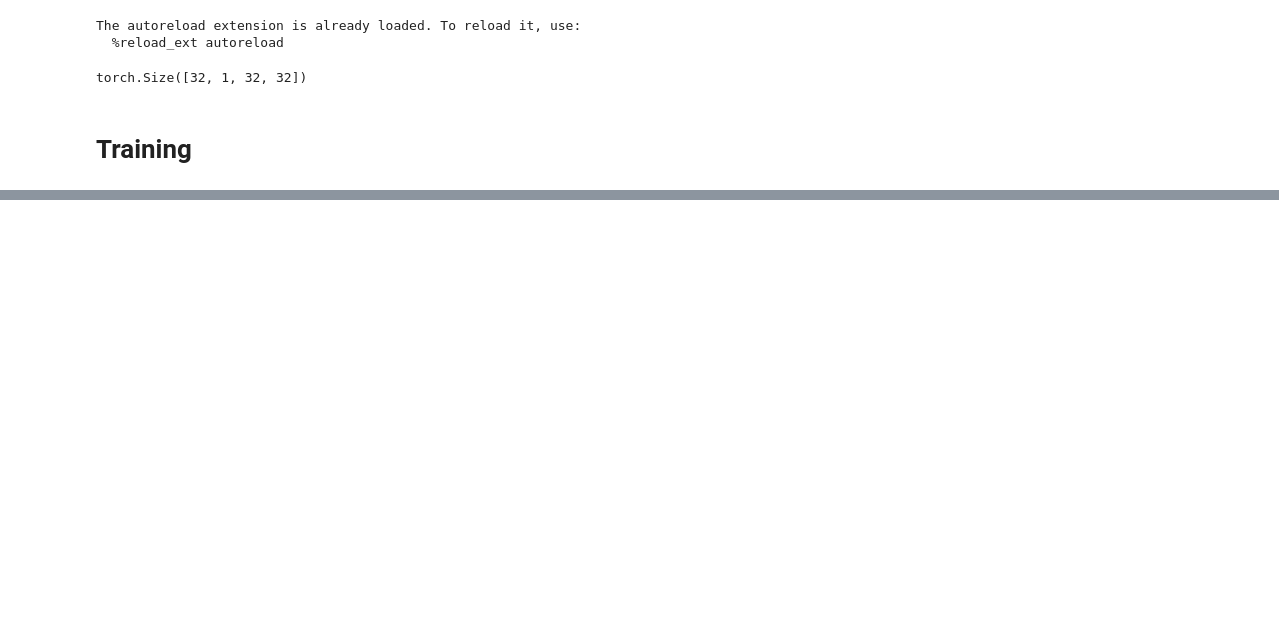
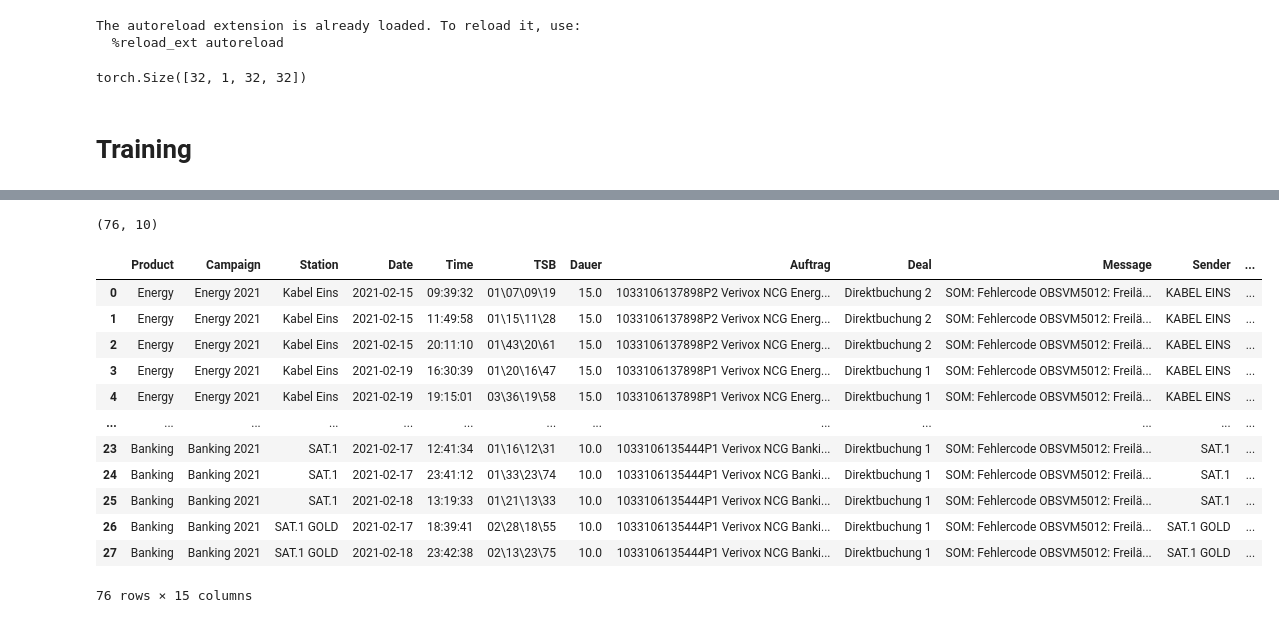
Before and after one commit to ShevchenkoRostyslav/ComputerVision_PyTorch, a Jupyter notebook: examples/LeNet5.ipynb, the cells around one changed output, grey strips where cells are left out. Drawn from its saved outputs; the diff is of its cells as text; code cells hidden in the pictures; blank space fills up the shorter version.

```diff
--- a/examples/LeNet5.ipynb
+++ b/examples/LeNet5.ipynb
@@ -106,0 +203,5 @@ model, optimizer, (train_losses, valid_losses) = train(model, criterion, optimiz
+# %%
+full_blocks_sh1 = pd.read_excel('~/Downloads/TopSpot_keine Freilänge_KW7_Energy+Banking[3].xlsx', engine='openpyxl', sheet_name='Fehlerprotokoll Energy')
+full_blocks_sh1 = full_blocks_sh1.dropna()
+full_blocks_sh2 = pd.read_excel('~/Downloads/TopSpot_keine Freilänge_KW7_Energy+Banking[3].xlsx', engine='openpyxl', sheet_name='Fehlerprotokoll Banking')
+full_blocks_sh2 = full_blocks_sh2.dropna()
@@ -106,0 +226,5 @@ model, optimizer, (train_losses, valid_losses) = train(model, criterion, optimiz
+# %%
+full_blocks = pd.concat([full_blocks_sh1, full_blocks_sh2])
+full_blocks.shape
+# %% [output]
+(76, 10)
@@ -106,0 +233,23 @@ model, optimizer, (train_losses, valid_losses) = train(model, criterion, optimiz
+# %%
+full_blocks['Sender'] = full_blocks.Station.str.upper()
+full_blocks['Datum'] = pd.to_datetime(full_blocks.Date).dt.strftime('%d.%m.%Y')
+full_blocks['Sek.'] = full_blocks.Dauer
+full_blocks['Produkt/Vertical'] = full_blocks.Product.str.upper()
+full_blocks['Produkt/Vertical'] = full_blocks['Produkt/Vertical'].apply(lambda x: "BANKING" if x == 'BANKING' else 'STROM')
+full_blocks["WB-Nr.(8)"] = full_blocks.TSB.str.replace('\\','.')
+# %%
+full_blocks
+# %% [output]
+|  | Product | Campaign | Station | Date | Time | TSB | Dauer | Auftrag | Deal | Message | Sender | ... |
+| 0 | Energy | Energy 2021 | Kabel Eins | 2021-02-15 | 09:39:32 | 01\07\09\19 | 15.0 | 1033106137898P2 Verivox NCG Energ... | Direktbuchung 2 | SOM: Fehlercode OBSVM5012: Freilä... | KABEL EINS | ... |
+| 1 | Energy | Energy 2021 | Kabel Eins | 2021-02-15 | 11:49:58 | 01\15\11\28 | 15.0 | 1033106137898P2 Verivox NCG Energ... | Direktbuchung 2 | SOM: Fehlercode OBSVM5012: Freilä... | KABEL EINS | ... |
+| 2 | Energy | Energy 2021 | Kabel Eins | 2021-02-15 | 20:11:10 | 01\43\20\61 | 15.0 | 1033106137898P2 Verivox NCG Energ... | Direktbuchung 2 | SOM: Fehlercode OBSVM5012: Freilä... | KABEL EINS | ... |
+| 3 | Energy | Energy 2021 | Kabel Eins | 2021-02-19 | 16:30:39 | 01\20\16\47 | 15.0 | 1033106137898P1 Verivox NCG Energ... | Direktbuchung 1 | SOM: Fehlercode OBSVM5012: Freilä... | KABEL EINS | ... |
+| 4 | Energy | Energy 2021 | Kabel Eins | 2021-02-19 | 19:15:01 | 03\36\19\58 | 15.0 | 1033106137898P1 Verivox NCG Energ... | Direktbuchung 1 | SOM: Fehlercode OBSVM5012: Freilä... | KABEL EINS | ... |
+| ... | ... | ... | ... | ... | ... | ... | ... | ... | ... | ... | ... | ... |
+| 23 | Banking | Banking 2021 | SAT.1 | 2021-02-17 | 12:41:34 | 01\16\12\31 | 10.0 | 1033106135444P1 Verivox NCG Banki... | Direktbuchung 1 | SOM: Fehlercode OBSVM5012: Freilä... | SAT.1 | ... |
+| 24 | Banking | Banking 2021 | SAT.1 | 2021-02-17 | 23:41:12 | 01\33\23\74 | 10.0 | 1033106135444P1 Verivox NCG Banki... | Direktbuchung 1 | SOM: Fehlercode OBSVM5012: Freilä... | SAT.1 | ... |
+| 25 | Banking | Banking 2021 | SAT.1 | 2021-02-18 | 13:19:33 | 01\21\13\33 | 10.0 | 1033106135444P1 Verivox NCG Banki... | Direktbuchung 1 | SOM: Fehlercode OBSVM5012: Freilä... | SAT.1 | ... |
+| 26 | Banking | Banking 2021 | SAT.1 GOLD | 2021-02-17 | 18:39:41 | 02\28\18\55 | 10.0 | 1033106135444P1 Verivox NCG Banki... | Direktbuchung 1 | SOM: Fehlercode OBSVM5012: Freilä... | SAT.1 GOLD | ... |
+| 27 | Banking | Banking 2021 | SAT.1 GOLD | 2021-02-18 | 23:42:38 | 02\13\23\75 | 10.0 | 1033106135444P1 Verivox NCG Banki... | Direktbuchung 1 | SOM: Fehlercode OBSVM5012: Freilä... | SAT.1 GOLD | ... |
+76 rows × 15 columns
```
Also changed, not shown: parts of 20 cells of this notebook, 2 other files.
